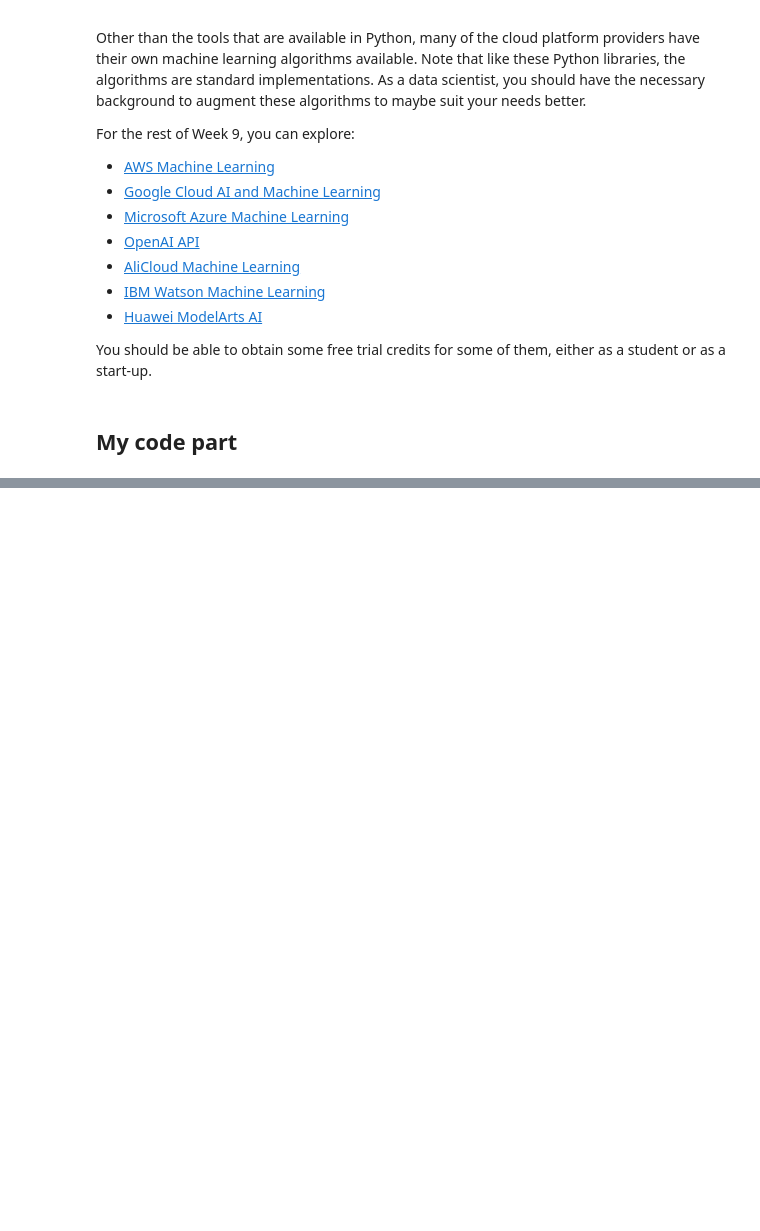
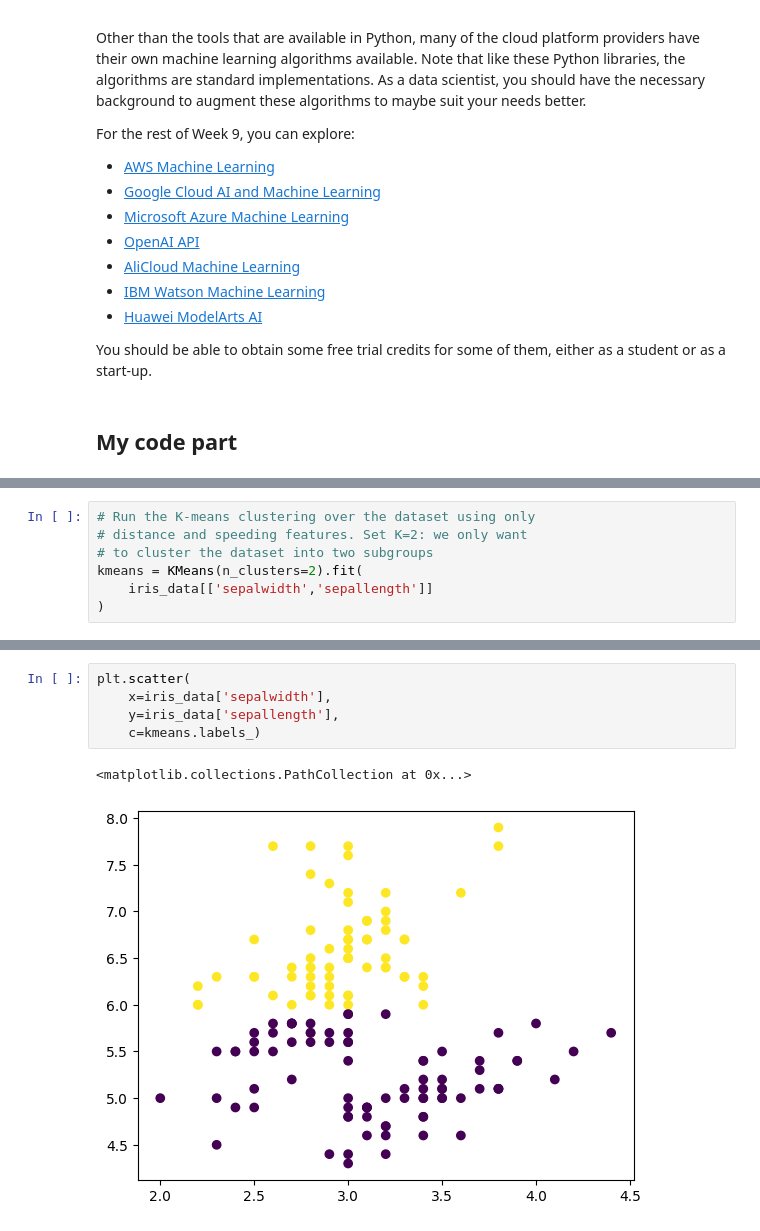
Before and after one commit to arthur5775/HW_DataScienceLifeCycle, a Jupyter notebook: Laboratories/Lab 8 Clustering and Classification/DataScienceLifeCycleLab8.ipynb, the cells around one changed output, grey strips where cells are left out. Drawn from its saved outputs; the diff is of its cells as text; blank space fills up the shorter version.

```diff
--- a/Laboratories/Lab 8 Clustering and Classification/DataScienceLifeCycleLab8.ipynb
+++ b/Laboratories/Lab 8 Clustering and Classification/DataScienceLifeCycleLab8.ipynb
@@ -427,0 +476,7 @@ You should be able to obtain some free trial credits for some of them, either as
+# %%
+# Run the K-means clustering over the dataset using only
+# distance and speeding features. Set K=2: we only want
+# to cluster the dataset into two subgroups
+kmeans = KMeans(n_clusters=2).fit(
+    iris_data[['sepalwidth','sepallength']]
+)
@@ -427,0 +498,8 @@ You should be able to obtain some free trial credits for some of them, either as
+# %%
+plt.scatter(
+    x=iris_data['sepalwidth'],
+    y=iris_data['sepallength'],
+    c=kmeans.labels_)
+# %% [output]
+<matplotlib.collections.PathCollection at 0x...>
+[figure, added]
```
Also changed, not shown: parts of 55 cells of this notebook.
